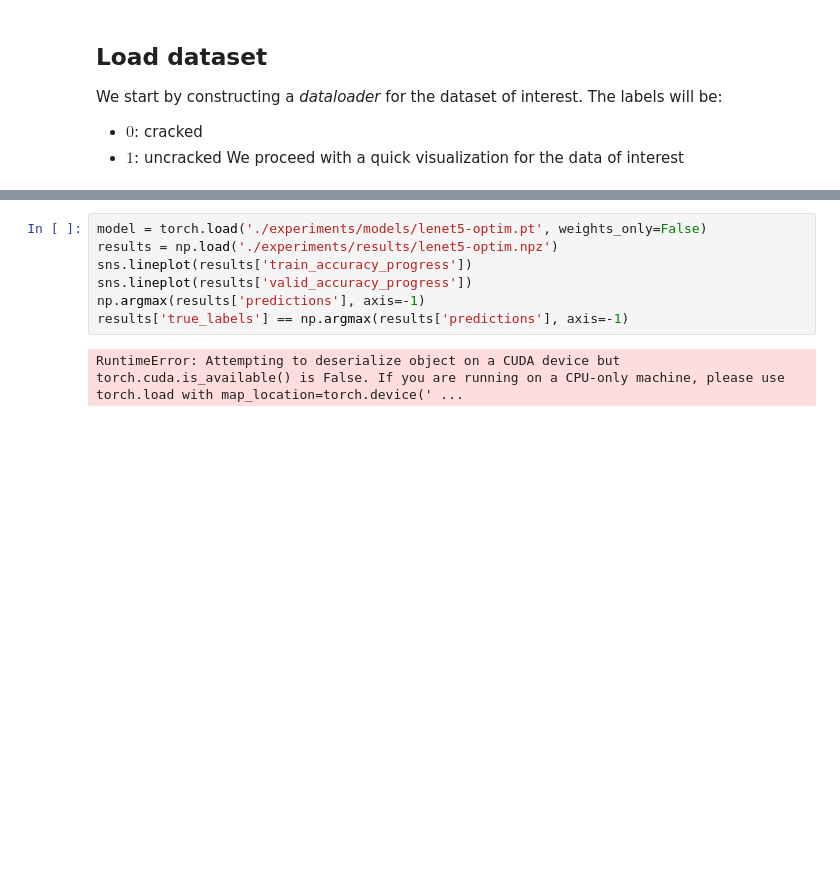
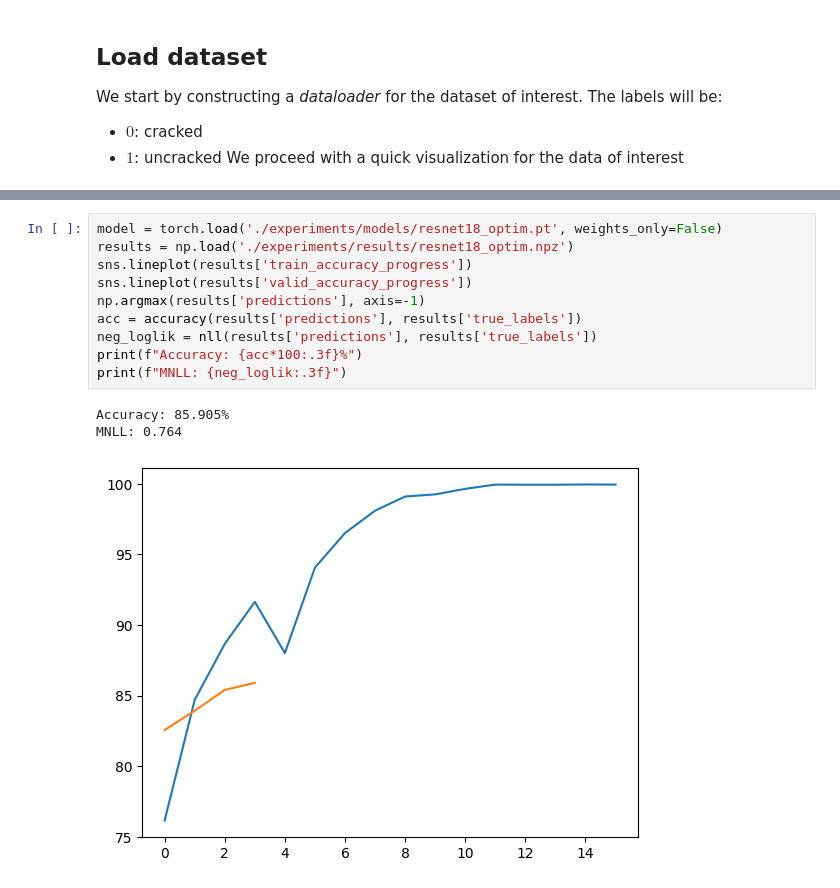
Before and after one commit to mattyred/KAUST-STAT301-BayesianDeepLearning, a Jupyter notebook: bdl_project.ipynb, the cells around one changed output, grey strips where cells are left out. Saved outputs shown, nothing was run; the diff lists cells and outputs as text; blank space fills up the shorter version.

```diff
--- a/bdl_project.ipynb
+++ b/bdl_project.ipynb
@@ -95,9 +195,14 @@ We first analyze a model trained with naive optimization. The setup is:
 # %%
-model = torch.load('./experiments/models/lenet5-optim.pt', weights_only=False)
-results = np.load('./experiments/results/lenet5-optim.npz')
+model = torch.load('./experiments/models/resnet18_optim.pt', weights_only=False)
+results = np.load('./experiments/results/resnet18_optim.npz')
 sns.lineplot(results['train_accuracy_progress'])
 sns.lineplot(results['valid_accuracy_progress'])
 np.argmax(results['predictions'], axis=-1)
-results['true_labels'] == np.argmax(results['predictions'], axis=-1)
+acc = accuracy(results['predictions'], results['true_labels'])
+neg_loglik = nll(results['predictions'], results['true_labels'])
+print(f"Accuracy: {acc*100:.3f}%")
+print(f"MNLL: {neg_loglik:.3f}")
 # %% [output]
-RuntimeError: Attempting to deserialize object on a CUDA device but torch.cuda.is_available() is False. If you are running on a CPU-only machine, please use torch.load with map_location=torch.device(' ...
+Accuracy: 85.905%
+MNLL: 0.764
+[figure, added]
```
Also changed, not shown: parts of 21 cells of this notebook, 15 other files.
